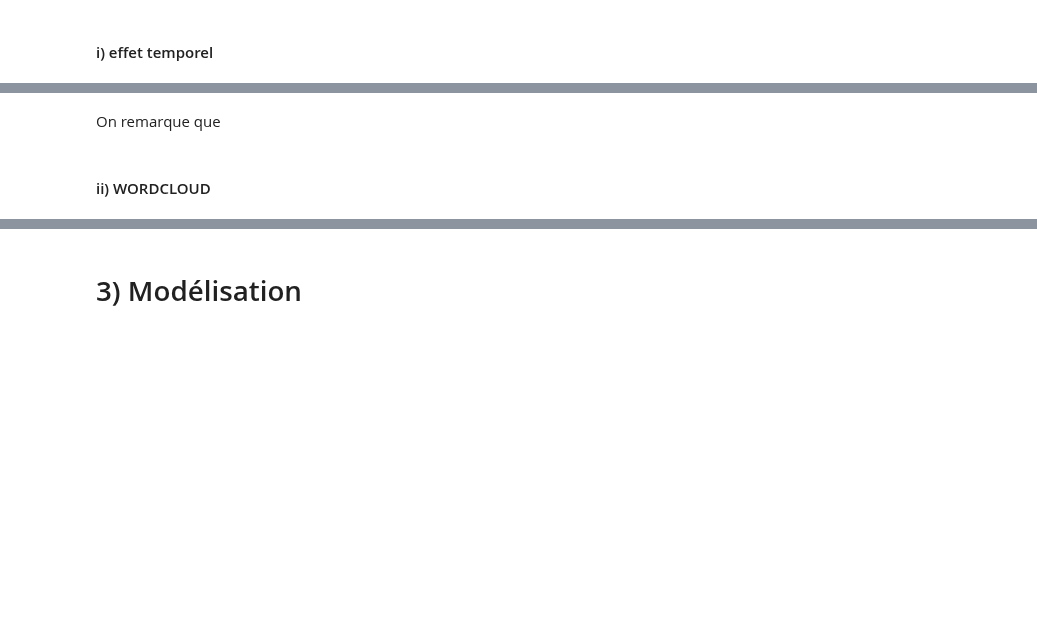
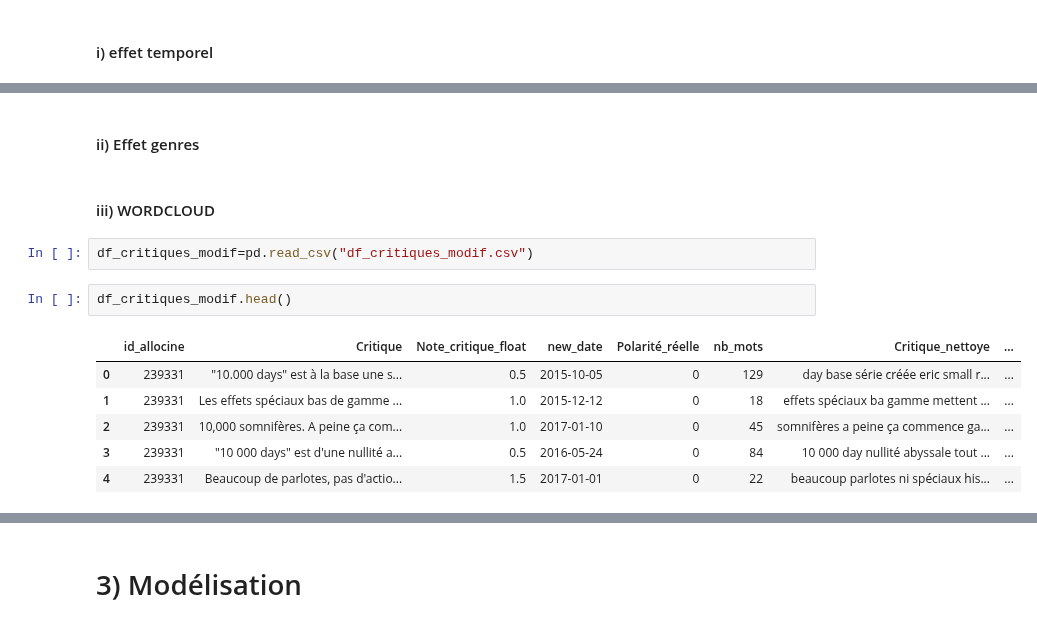
Before and after one commit to mass2330/python_ds_film, a Jupyter notebook: notebook_final.ipynb, the cells around one changed output, grey strips where cells are left out. Cells and saved outputs as stored; diff of their text form; blank space fills up the shorter version.

```diff
--- a/notebook_final.ipynb
+++ b/notebook_final.ipynb
@@ -1775,4 +1778,15 @@ plt.show()
-# %% [markdown]
-On remarque que
+# %% [markdown]
+#### ii) Effet genres
 # %% [markdown]
-#### ii) WORDCLOUD
+#### iii) WORDCLOUD
+# %%
+df_critiques_modif=pd.read_csv("df_critiques_modif.csv")
+# %%
+df_critiques_modif.head()
+# %% [output]
+|  | id_allocine | Critique | Note_critique_float | new_date | Polarité_réelle | nb_mots | Critique_nettoye | ... |
+| 0 | 239331 | "10.000 days" est à la base une s... | 0.5 | 2015-10-05 | 0 | 129 | day base série créée eric small r... | ... |
+| 1 | 239331 | Les effets spéciaux bas de gamme ... | 1.0 | 2015-12-12 | 0 | 18 | effets spéciaux ba gamme mettent ... | ... |
+| 2 | 239331 | 10,000 somnifères. A peine ça com... | 1.0 | 2017-01-10 | 0 | 45 | somnifères a peine ça commence ga... | ... |
+| 3 | 239331 | "10 000 days" est d'une nullité a... | 0.5 | 2016-05-24 | 0 | 84 | 10 000 day nullité abyssale tout ... | ... |
+| 4 | 239331 | Beaucoup de parlotes, pas d'actio... | 1.5 | 2017-01-01 | 0 | 22 | beaucoup parlotes ni spéciaux his... | ... |
```
Also changed, not shown: parts of 4 cells of this notebook, 1 other file.
